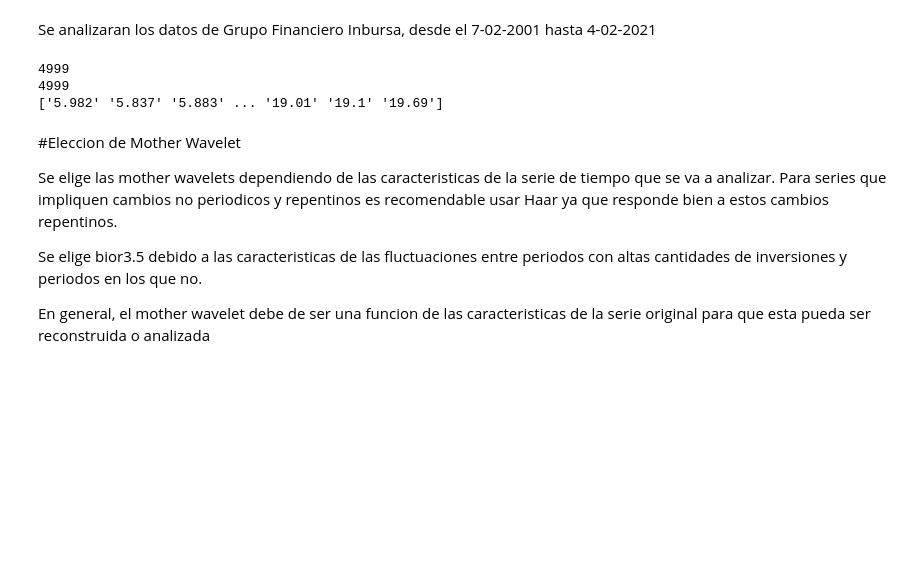
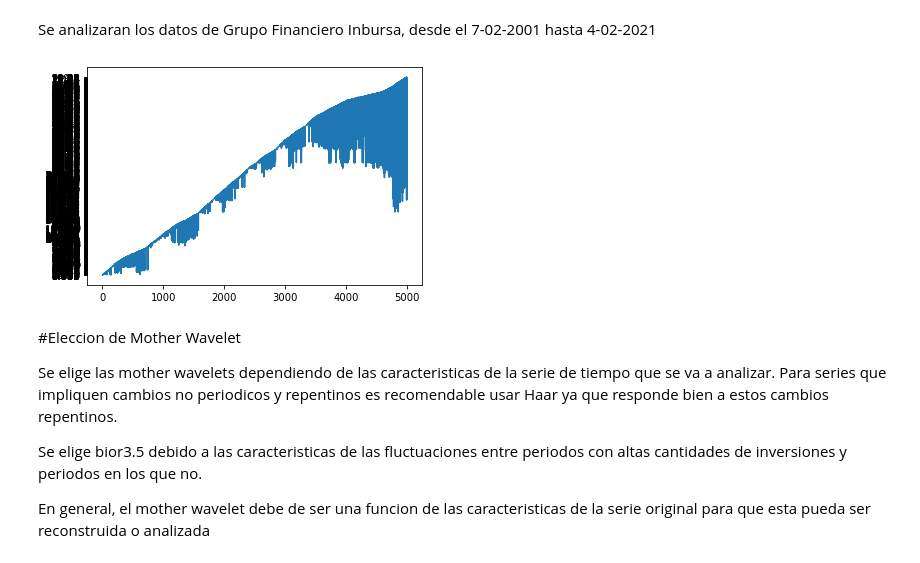
Before and after one commit to MiguelAngelLiera/Stock_Exchange_NN_PP, a Jupyter notebook: src/pre_procesing.ipynb, the cells around one changed output. Drawn from its saved outputs; the diff is of its cells as text; code cells hidden in the pictures; blank space fills up the shorter version.

```diff
--- a/src/pre_procesing.ipynb
+++ b/src/pre_procesing.ipynb
@@ -1,33 +1,27 @@
 # %% [markdown]
 Se analizaran los datos de Grupo Financiero Inbursa, desde el 7-02-2001 hasta 4-02-2021
 # %%
-#Grupo Financiero Inbursa
-import pywt, csv, numpy as np
+import torch, pywt, csv, numpy as np
+import torch.nn as nn
+import torch.optim as optim
 import matplotlib.pyplot as plt
+import reader1 as rd
+import utilerias as utls
+from NARNN import NARNN
 
 # Abrir el archivo CSV en modo lectura
-with open('cierre.csv', newline='') as csvfile:
+#Grupo Financiero Inbursa
+cierre = rd.leer_archivo('cierre.csv')
 
-    # Crear un lector de CSV
-    cierre = np.array(list(csv.reader(csvfile, delimiter=',')))
+x = np.arange(1, 5000)
 
-cierre = cierre.transpose()
-cierre = np.delete(cierre, 0)
-cierre = np.flip(cierre, axis= 0)
-print(cierre.size)
-x = np.arange(1, 5000)
-print(x.size)
-
-# Crear un gráfico de línea con los valores de x e y
-#plt.plot(x[:4999], cierre)
-print(cierre)
+# Crear un gráfico de línea con los valores de x, y
+plt.plot(x, cierre)
 
 # Mostrar el gráfico
-#plt.show()
+plt.show()
 # %% [output]
-4999
-4999
-['5.982' '5.837' '5.883' ... '19.01' '19.1' '19.69']
+[figure, added]
 # %% [markdown]
 #Eleccion de Mother Wavelet
 
```
Also changed, not shown: parts of 12 cells of this notebook, 5 other files.
